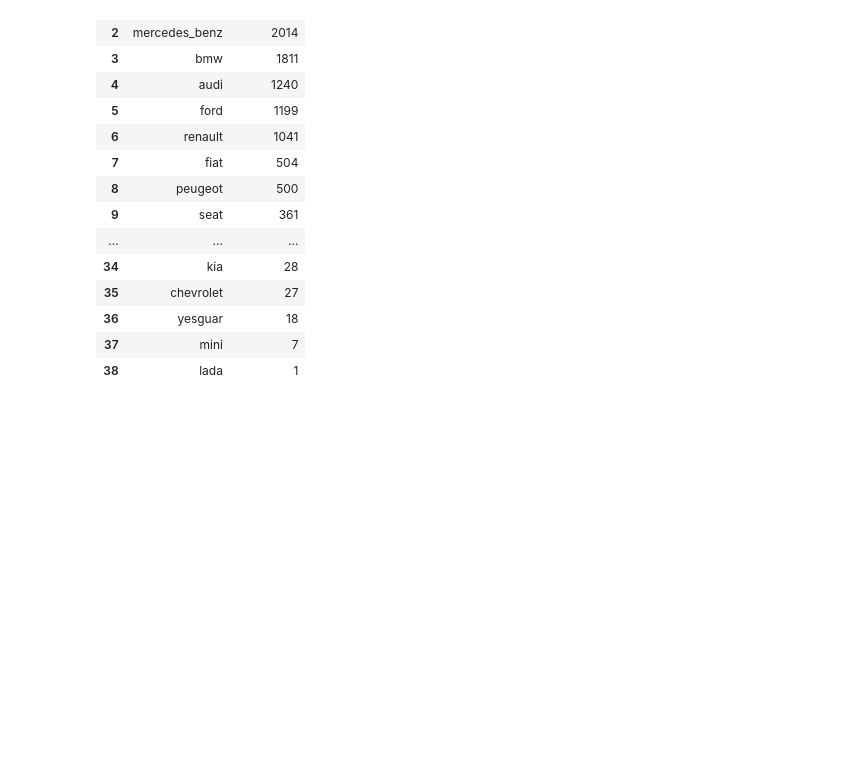
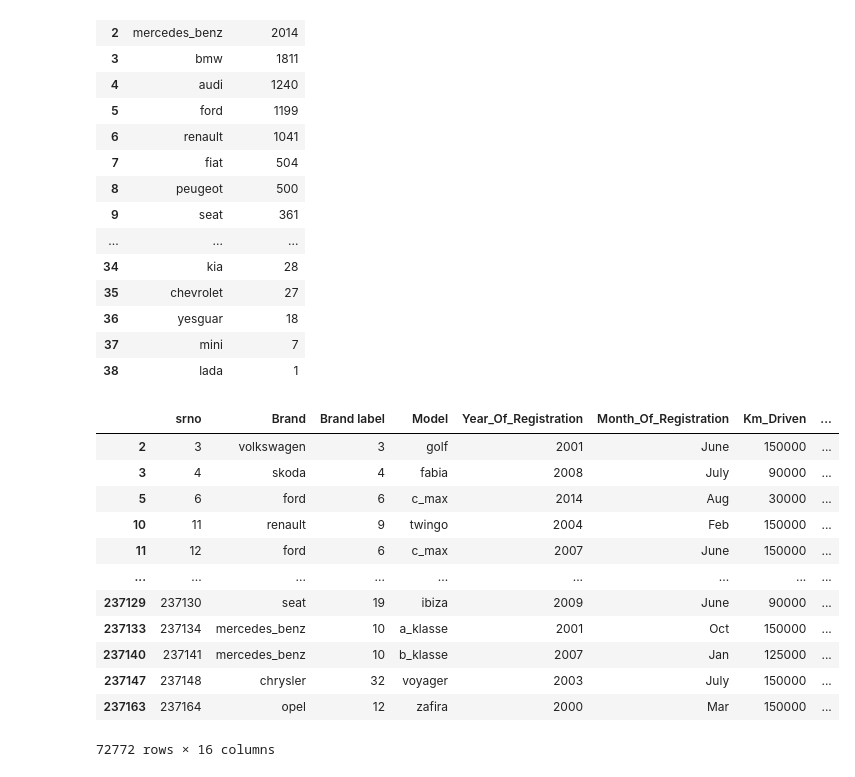
Before and after one commit to hemantharijan/Msc-Part-2-Project, a Jupyter notebook: Used Car Data Analysis.ipynb, the cells around one changed output. Drawn from its saved outputs; the diff is of its cells as text; code cells hidden in the pictures; blank space fills up the shorter version.

```diff
--- a/Used Car Data Analysis.ipynb
+++ b/Used Car Data Analysis.ipynb
@@ -491,3 +491,20 @@ df_brand_count
 | 36 | yesguar | 18 |
 | 37 | mini | 7 |
 | 38 | lada | 1 |
+# %%
+df_standard = df.query("VehicleType == ['hatchback','wagon']")
+df_standard
+# %% [output]
+|  | srno | Brand | Brand label | Model | Year_Of_Registration | Month_Of_Registration | Km_Driven | ... |
+| 2 | 3 | volkswagen | 3 | golf | 2001 | June | 150000 | ... |
+| 3 | 4 | skoda | 4 | fabia | 2008 | July | 90000 | ... |
+| 5 | 6 | ford | 6 | c_max | 2014 | Aug | 30000 | ... |
+| 10 | 11 | renault | 9 | twingo | 2004 | Feb | 150000 | ... |
+| 11 | 12 | ford | 6 | c_max | 2007 | June | 150000 | ... |
+| ... | ... | ... | ... | ... | ... | ... | ... | ... |
+| 237129 | 237130 | seat | 19 | ibiza | 2009 | June | 90000 | ... |
+| 237133 | 237134 | mercedes_benz | 10 | a_klasse | 2001 | Oct | 150000 | ... |
+| 237140 | 237141 | mercedes_benz | 10 | b_klasse | 2007 | Jan | 125000 | ... |
+| 237147 | 237148 | chrysler | 32 | voyager | 2003 | July | 150000 | ... |
+| 237163 | 237164 | opel | 12 | zafira | 2000 | Mar | 150000 | ... |
+72772 rows × 16 columns
```
Also changed, not shown: parts of 4 cells of this notebook.
